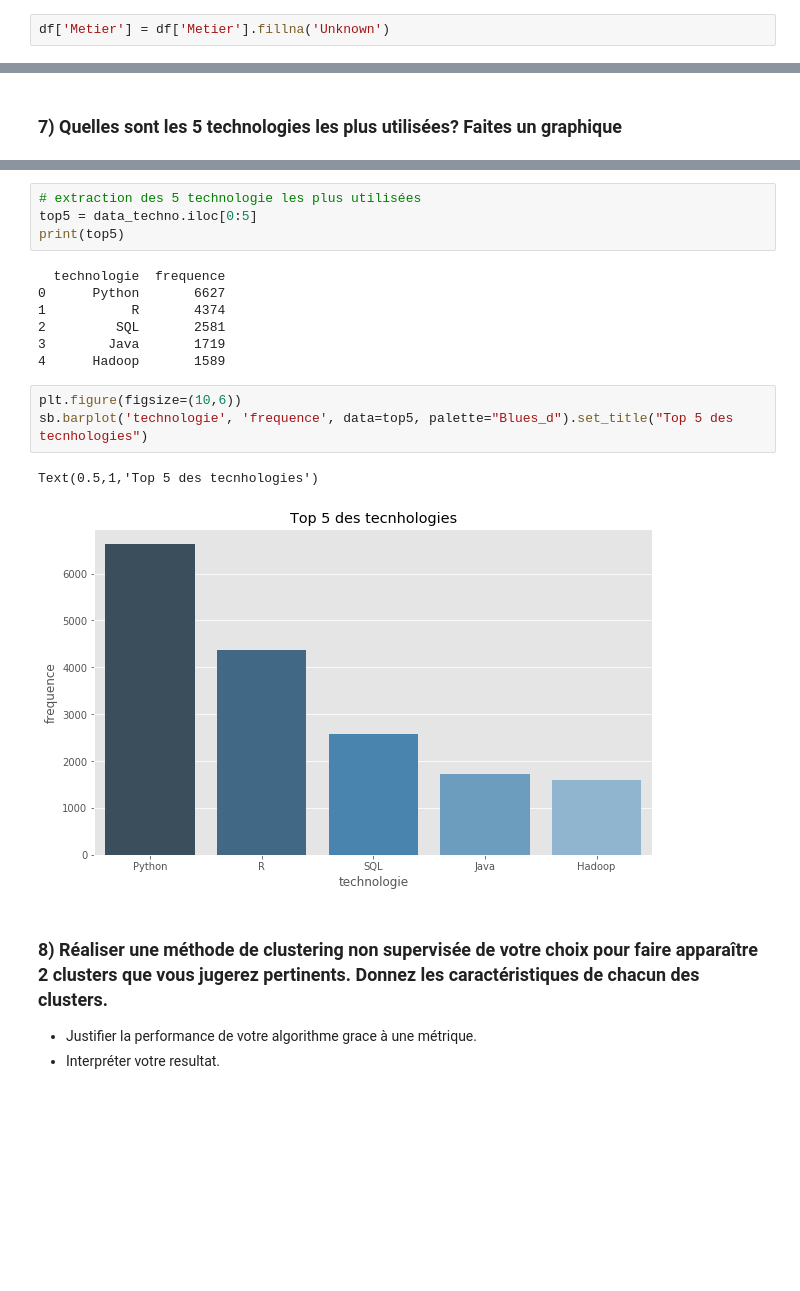
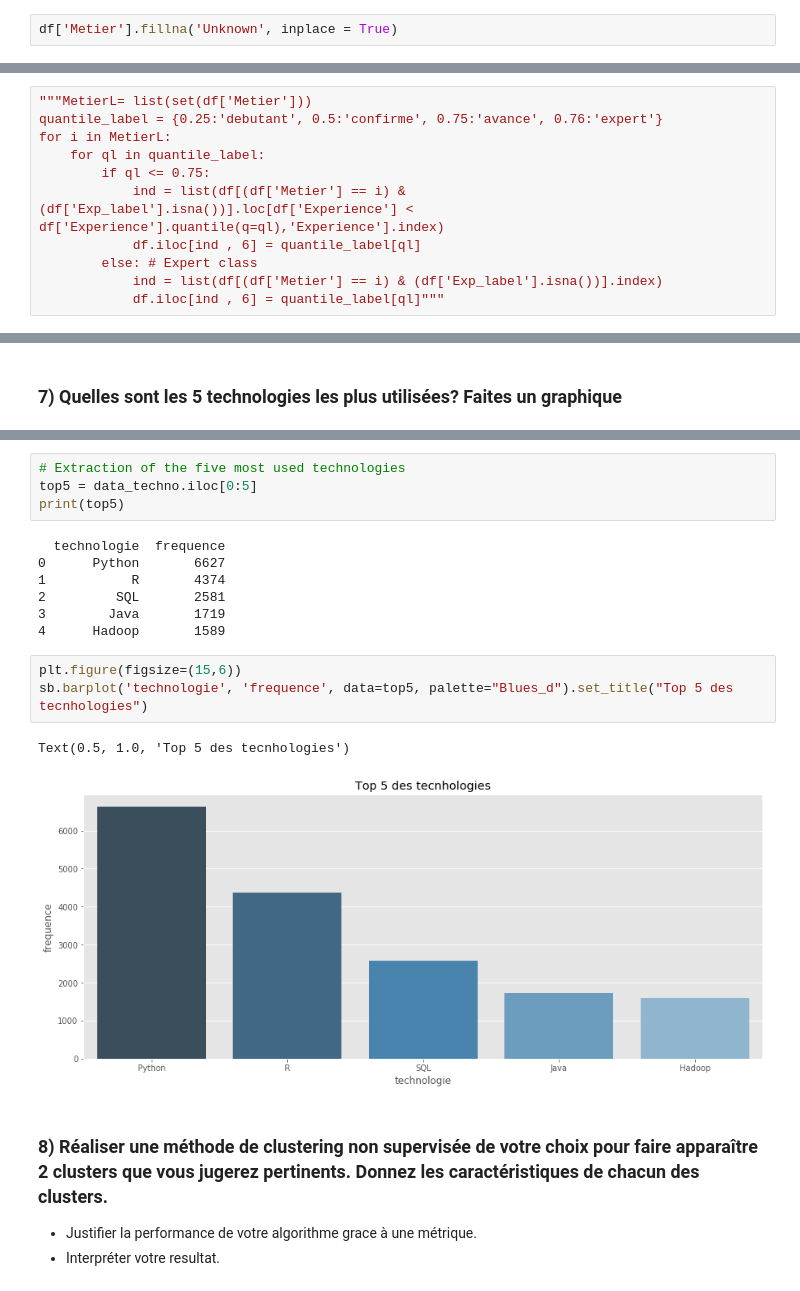
Before and after one commit to emathian/Clustering_Classification_JN, a Jupyter notebook: Test_Technique_ML_Vf.ipynb, the cells around one changed output, grey strips where cells are left out. Cells and saved outputs as stored; diff of their text form; blank space fills up the shorter version.

```diff
--- a/Test_Technique_ML_Vf.ipynb
+++ b/Test_Technique_ML_Vf.ipynb
@@ -324,7 +324,7 @@ print(f"Nombre de valeurs manquantes pour la variable Metier: {df['Metier'].isna
 # %% [output]
 Nombre de valeurs manquantes pour la variable Metier: 19.
 # %%
-df['Metier'] = df['Metier'].fillna('Unknown')
+df['Metier'].fillna('Unknown', inplace = True)
 # %% [markdown]
 #### c) Création d'une variable catégorielle pour expérience
 # %% [markdown]
@@ -360,0 +364,11 @@ for i in Metier_l:
+# %%
+"""MetierL= list(set(df['Metier']))
+quantile_label = {0.25:'debutant', 0.5:'confirme', 0.75:'avance', 0.76:'expert'}
+for i in MetierL:
+    for ql in quantile_label:
+        if ql <= 0.75:
+            ind = list(df[(df['Metier'] == i) & (df['Exp_label'].isna())].loc[df['Experience'] < df['Experience'].quantile(q=ql),'Experience'].index)
+            df.iloc[ind , 6] = quantile_label[ql]
+        else: # Expert class
+            ind = list(df[(df['Metier'] == i) & (df['Exp_label'].isna())].index)
+            df.iloc[ind , 6] = quantile_label[ql]"""
@@ -394,7 +412,7 @@ data_techno.head()
 | 3 | Java | 1719 |
 | 4 | Hadoop | 1589 |
 # %%
-# extraction des 5 technologie les plus utilisées
+# Extraction of the five most used technologies
 top5 = data_techno.iloc[0:5]
 print(top5)
 # %% [output]
@@ -405,11 +423,11 @@ print(top5)
 3        Java       1719
 4      Hadoop       1589
 # %%
-plt.figure(figsize=(10,6))
+plt.figure(figsize=(15,6))
 sb.barplot('technologie', 'frequence', data=top5, palette="Blues_d").set_title("Top 5 des tecnhologies")
 # %% [output]
-Text(0.5,1,'Top 5 des tecnhologies')
+Text(0.5, 1.0, 'Top 5 des tecnhologies')
-[figure, old version]
+[figure, new version]
 # %% [markdown]
 ### 8) Réaliser une méthode de clustering non supervisée de votre choix pour faire apparaître 2 clusters que vous jugerez pertinents. Donnez les caractéristiques de chacun des clusters.
 -  Justifier la performance de votre algorithme grace à une métrique.
```
Also changed, not shown: parts of 78 cells of this notebook.
